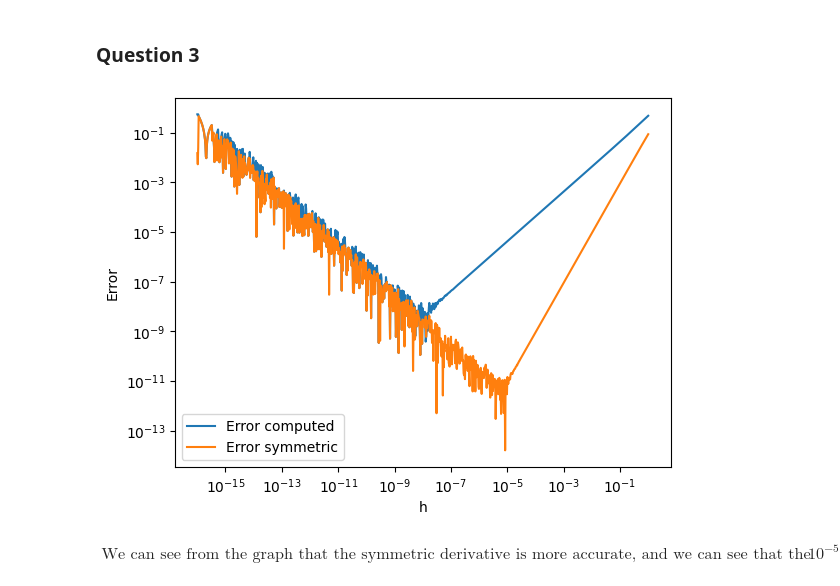
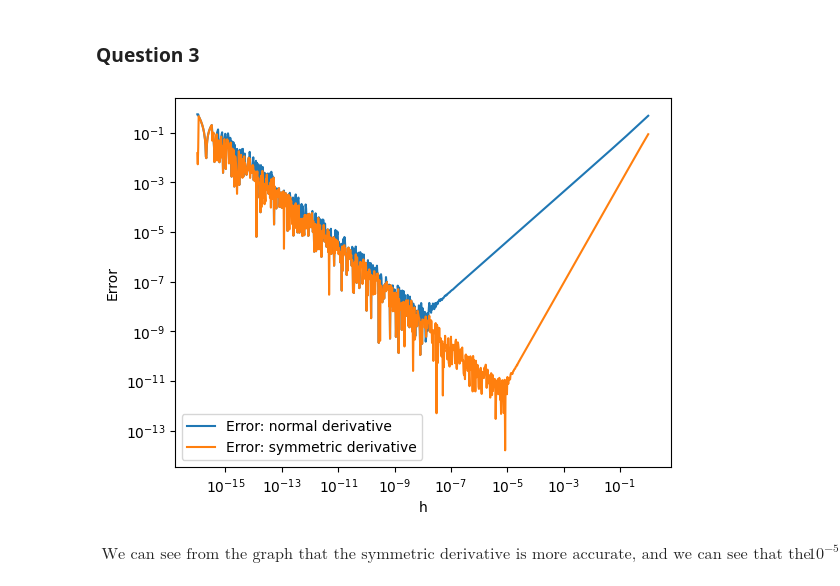
Before and after one commit to GalD101/Numerical-Analysis, a Jupyter notebook: Assignment 3/assignment3.ipynb, the cells around one changed output. Saved outputs shown, nothing was run; the diff lists cells and outputs as text; code cells hidden in the pictures.

```diff
--- a/Assignment 3/assignment3.ipynb
+++ b/Assignment 3/assignment3.ipynb
@@ -73,26 +73,26 @@ plt.show()
 # %%
 h_values = np.logspace(0, -16, num=1000, base=10)
 
 # Compute derivative of sin(x) at x=1
 x = 1
 f = np.sin
 f_prime = np.cos
 f_prime_computed = compute_derivative(f, x, h_values)
 f_prime_symmetric = compute_derivative_symmetric(f, x, h_values)
 
 # Compute the error
 error_computed = np.abs(f_prime_computed - f_prime(x))
 error_symmetric = np.abs(f_prime_symmetric - f_prime(x))
 
 # Plot the error in a loglog scale
 plt.loglog(h_values, error_computed, label='Error: normal derivative')
-plt.loglog(h_values, error_symmetric, label='Error symmetric derivative')
+plt.loglog(h_values, error_symmetric, label='Error: symmetric derivative')
 plt.xlabel('h')
 plt.ylabel('Error')
 plt.legend()
 plt.show()
 # %% [output]
-[figure, old version]
+[figure, new version]
 # %% [markdown]
 $\text{ We can see from the graph that the symmetric derivative is more accurate, and we can see that the optimal value for the symmetric derivative of h is around } 10^{-5} \text{ and the optimal value of h for the normal derivative is around } 10^{-8}.$
 # %% [markdown]
```
Also changed, not shown: parts of 5 cells of this notebook.
